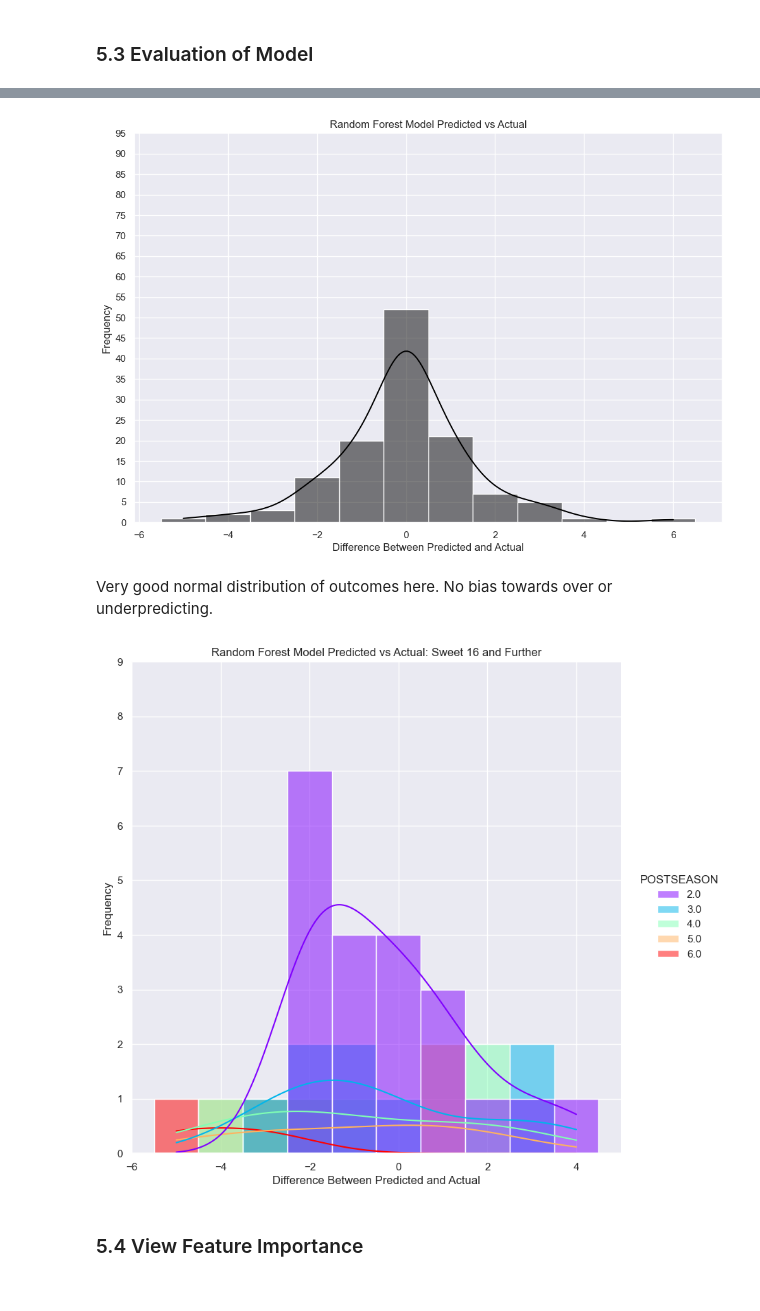
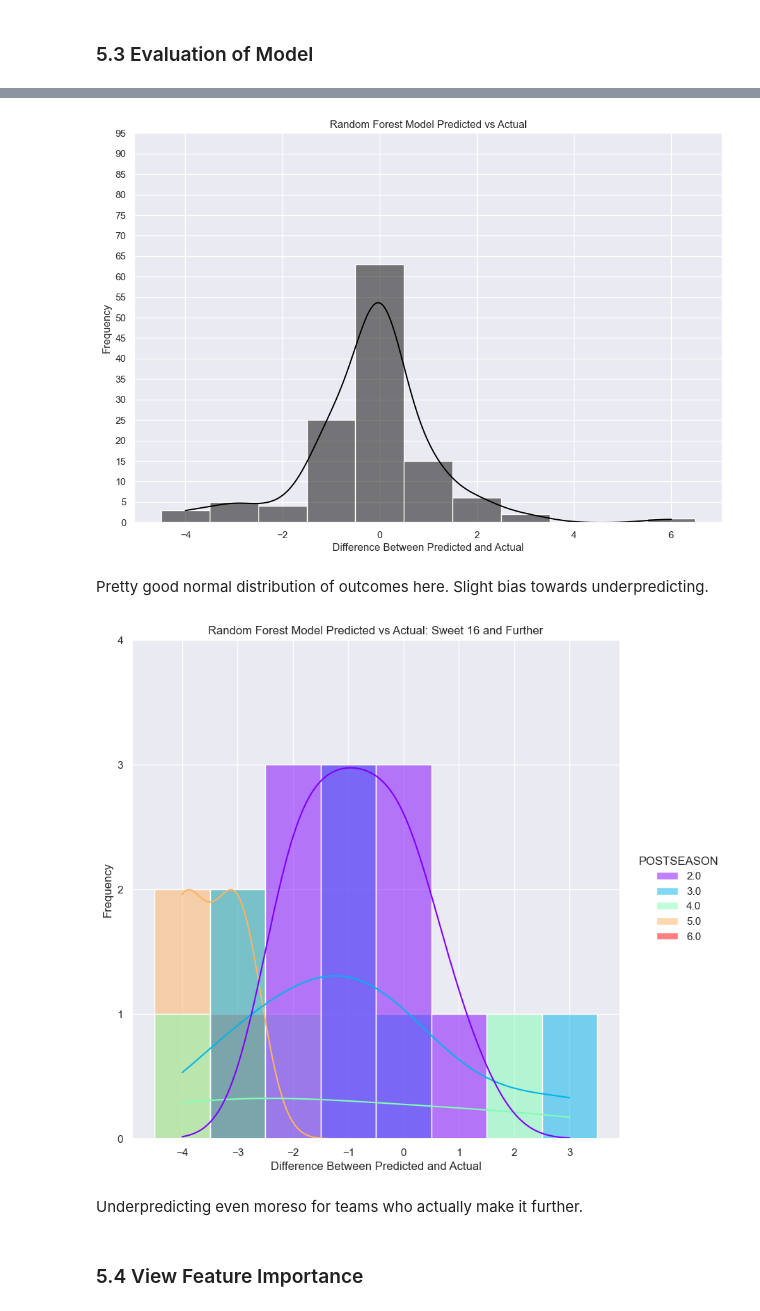
Before and after one commit to granthohol/MarchMadnessPredictions, a Jupyter notebook: notebook/EDA_AND_MODEL_TRAINING.ipynb, the cells around one changed output, grey strips where cells are left out. Saved outputs shown, nothing was run; the diff lists cells and outputs as text; code cells hidden in the pictures.

```diff
--- a/notebook/EDA_AND_MODEL_TRAINING.ipynb
+++ b/notebook/EDA_AND_MODEL_TRAINING.ipynb
@@ -249,7 +249,7 @@ df_no_conf.corr()
 # %% [markdown]
 ### Drop one of the features in an above 0.9 correlation pair
 # %%
-df = df.drop(columns=['WAB', 'rank'])
+df = df.drop(columns=['WAB', 'RANK'])
 # %%
 df_no_conf = df.filter(regex='^(?!CONF).*', axis=1)
 corr_matrix = df_no_conf.corr()
@@ -740,2 +741,2 @@ grid = GridSearchCV(estimator=RandomForestClassifier(), param_grid=param_grid, c
 # %%
-grid.fit(X_train, y_train)
+# grid.fit(X_train, y_train)
@@ -780,5 +745,5 @@ grid.best_params_, grid.best_score_
 # %%
-rf = RandomForestClassifier(n_estimators= 1000, max_features= None, max_depth= 14, min_samples_leaf= 1, min_samples_split= 4,
-                            criterion= 'gini', bootstrap= False)
+rf = RandomForestClassifier(n_estimators= 100, max_features= None, max_depth= 14, min_samples_leaf= 1, min_samples_split= 6,
+                            criterion= 'entropy', bootstrap= True, random_state=0)
 rf.fit(X_train, y_train)
 # %% [output]
@@ -844,23 +807,25 @@ plt.ylabel('Frequency')
 plt.title('Random Forest Model Predicted vs Actual')
 plt.show()
 # %% [output]
-[figure, old version]
+[figure, new version]
 # %% [markdown]
-Very good normal distribution of outcomes here. No bias towards over or underpredicting.
+Pretty good normal distribution of outcomes here. Slight bias towards underpredicting.
 # %%
 test_data_eval_edited = test_data_eval[test_data_eval['POSTSEASON'] > 1.0]
 
 sns.set_theme(context='notebook', style='darkgrid')
 
 sns.displot(test_data_eval_edited, x='DIFF', hue='POSTSEASON', kde=True, palette='rainbow', discrete=True, height = 8)
 
-plt.yticks(range(0, 10, 1))
+plt.yticks(range(0, 5, 1))
 plt.xlabel('Difference Between Predicted and Actual')
 plt.ylabel('Frequency')
 plt.title('Random Forest Model Predicted vs Actual: Sweet 16 and Further')
 plt.show()
 # %% [output]
-[figure, old version]
+[figure, new version]
+# %% [markdown]
+Underpredicting even moreso for teams who actually make it further.
 # %% [markdown]
 ### 5.4 View Feature Importance
 # %%
```
Also changed, not shown: parts of 32 cells of this notebook.
